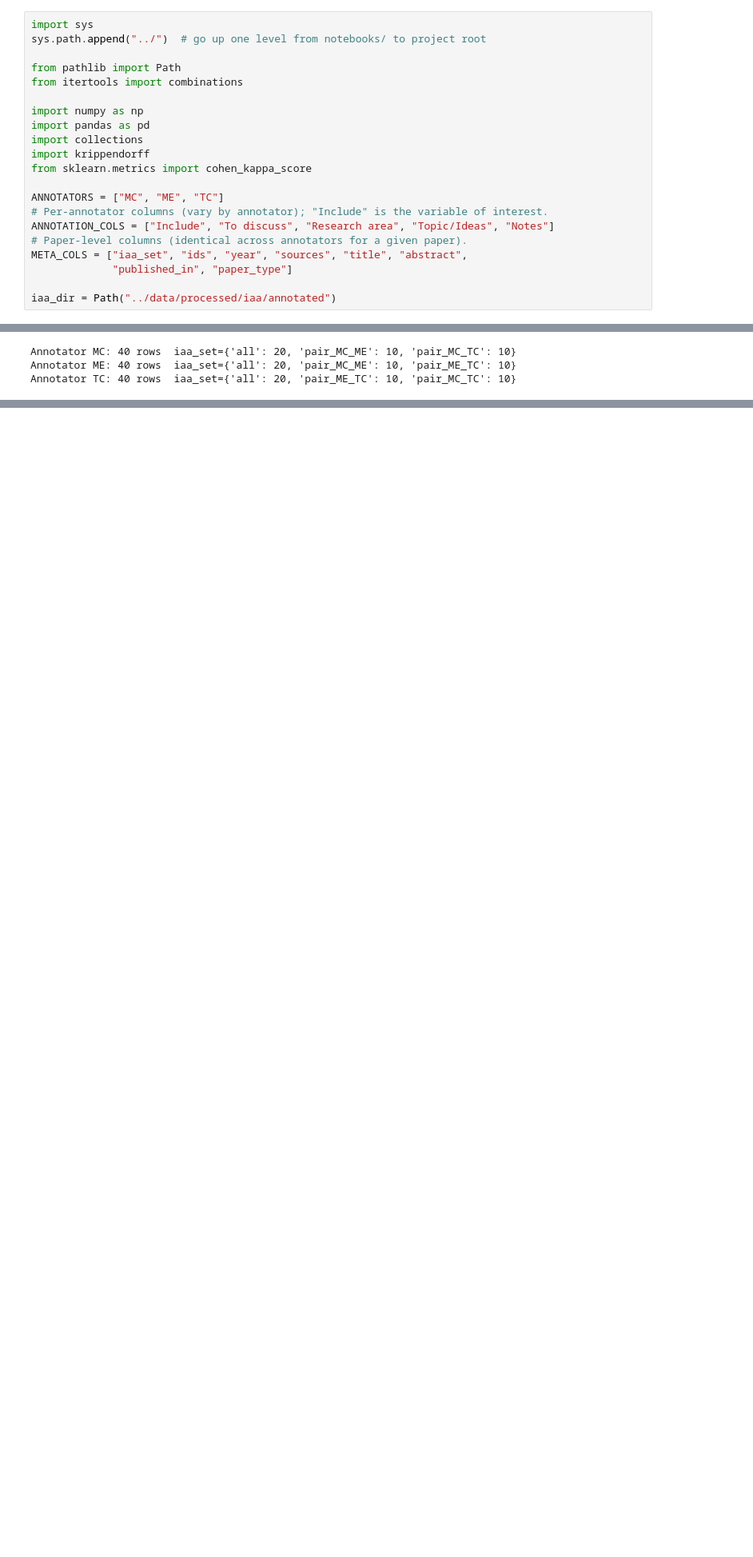
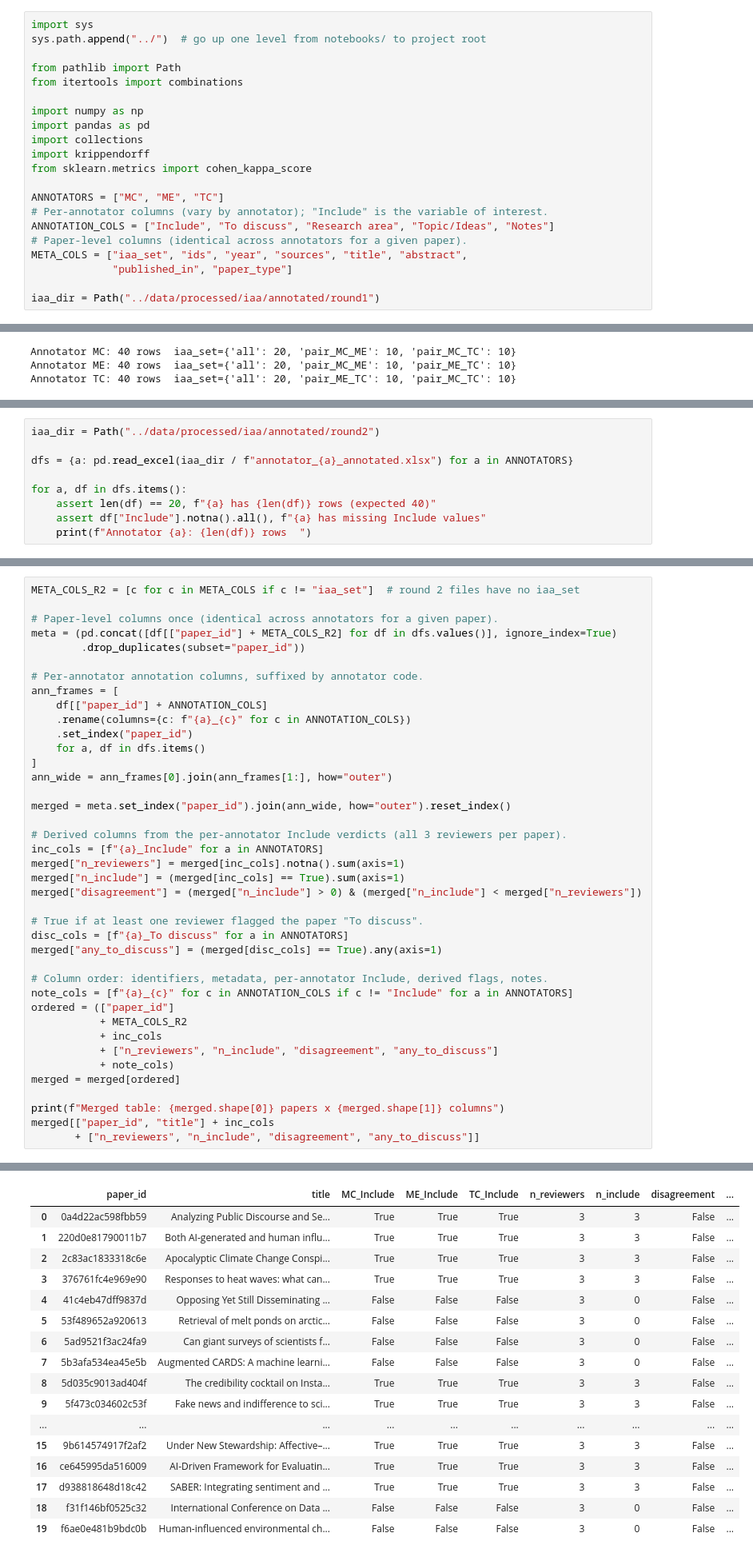
Before and after one commit to m-chaves/slr_climate_nlp, a Jupyter notebook: notebooks/03_iaa_analysis.ipynb, the cells around one changed output, grey strips where cells are left out. Shown at 80% size. Drawn from its saved outputs; the diff is of its cells as text; blank space fills up the shorter version.

Commit message:
Compute IAA for round 2. Add resolution files for screening round 1 and 2.

```diff
--- a/notebooks/03_iaa_analysis.ipynb
+++ b/notebooks/03_iaa_analysis.ipynb
@@ -35,7 +38,7 @@ ANNOTATION_COLS = ["Include", "To discuss", "Research area", "Topic/Ideas", "Not
 META_COLS = ["iaa_set", "ids", "year", "sources", "title", "abstract",
              "published_in", "paper_type"]
 
-iaa_dir = Path("../data/processed/iaa/annotated")
+iaa_dir = Path("../data/processed/iaa/annotated/round1")
 # %% [markdown]
 ## Load annotated files
 # %%
@@ -241,0 +251,9 @@ Counter({'Polarization': 25, 'Misinformation': 25, 'Both': 4})
+# %%
+iaa_dir = Path("../data/processed/iaa/annotated/round2")
+
+dfs = {a: pd.read_excel(iaa_dir / f"annotator_{a}_annotated.xlsx") for a in ANNOTATORS}
+
+for a, df in dfs.items():
+    assert len(df) == 20, f"{a} has {len(df)} rows (expected 40)"
+    assert df["Include"].notna().all(), f"{a} has missing Include values"
+    print(f"Annotator {a}: {len(df)} rows  ")
@@ -241,0 +342,41 @@ Counter({'Polarization': 25, 'Misinformation': 25, 'Both': 4})
+# %%
+META_COLS_R2 = [c for c in META_COLS if c != "iaa_set"]  # round 2 files have no iaa_set
+
+# Paper-level columns once (identical across annotators for a given paper).
+meta = (pd.concat([df[["paper_id"] + META_COLS_R2] for df in dfs.values()], ignore_index=True)
+        .drop_duplicates(subset="paper_id"))
+
+# Per-annotator annotation columns, suffixed by annotator code.
+ann_frames = [
+    df[["paper_id"] + ANNOTATION_COLS]
+    .rename(columns={c: f"{a}_{c}" for c in ANNOTATION_COLS})
+    .set_index("paper_id")
+    for a, df in dfs.items()
+]
+ann_wide = ann_frames[0].join(ann_frames[1:], how="outer")
+
+merged = meta.set_index("paper_id").join(ann_wide, how="outer").reset_index()
+
+# Derived columns from the per-annotator Include verdicts (all 3 reviewers per paper).
+inc_cols = [f"{a}_Include" for a in ANNOTATORS]
+merged["n_reviewers"] = merged[inc_cols].notna().sum(axis=1)
+merged["n_include"] = (merged[inc_cols] == True).sum(axis=1)
+merged["disagreement"] = (merged["n_include"] > 0) & (merged["n_include"] < merged["n_reviewers"])
+
+# True if at least one reviewer flagged the paper "To discuss".
+disc_cols = [f"{a}_To discuss" for a in ANNOTATORS]
+merged["any_to_discuss"] = (merged[disc_cols] == True).any(axis=1)
+
+# Column order: identifiers, metadata, per-annotator Include, derived flags, notes.
+note_cols = [f"{a}_{c}" for c in ANNOTATION_COLS if c != "Include" for a in ANNOTATORS]
+ordered = (["paper_id"]
+           + META_COLS_R2
+           + inc_cols
+           + ["n_reviewers", "n_include", "disagreement", "any_to_discuss"]
+           + note_cols)
+merged = merged[ordered]
+
+print(f"Merged table: {merged.shape[0]} papers x {merged.shape[1]} columns")
+merged[["paper_id", "title"] + inc_cols
+       + ["n_reviewers", "n_include", "disagreement", "any_to_discuss"]]
+# %% [output]
@@ -241,0 +384,17 @@ Counter({'Polarization': 25, 'Misinformation': 25, 'Both': 4})
+|  | paper_id | title | MC_Include | ME_Include | TC_Include | n_reviewers | n_include | disagreement | ... |
+| 0 | 0a4d22ac598fbb59 | Analyzing Public Discourse and Se... | True | True | True | 3 | 3 | False | ... |
+| 1 | 220d0e81790011b7 | Both AI-generated and human influ... | True | True | True | 3 | 3 | False | ... |
+| 2 | 2c83ac1833318c6e | Apocalyptic Climate Change Conspi... | True | True | True | 3 | 3 | False | ... |
+| 3 | 376761fc4e969e90 | Responses to heat waves: what can... | True | True | True | 3 | 3 | False | ... |
+| 4 | 41c4eb47dff9837d | Opposing Yet Still Disseminating ... | False | False | False | 3 | 0 | False | ... |
+| 5 | 53f489652a920613 | Retrieval of melt ponds on arctic... | False | False | False | 3 | 0 | False | ... |
+| 6 | 5ad9521f3ac24fa9 | Can giant surveys of scientists f... | False | False | False | 3 | 0 | False | ... |
+| 7 | 5b3afa534ea45e5b | Augmented CARDS: A machine learni... | False | False | False | 3 | 0 | False | ... |
+| 8 | 5d035c9013ad404f | The credibility cocktail on Insta... | True | True | True | 3 | 3 | False | ... |
+| 9 | 5f473c034602c53f | Fake news and indifference to sci... | True | True | True | 3 | 3 | False | ... |
+| ... | ... | ... | ... | ... | ... | ... | ... | ... | ... |
+| 15 | 9b614574917f2af2 | Under New Stewardship: Affective–... | True | True | True | 3 | 3 | False | ... |
+| 16 | ce645995da516009 | AI-Driven Framework for Evaluatin... | True | True | True | 3 | 3 | False | ... |
+| 17 | d938818648d18c42 | SABER: Integrating sentiment and ... | True | True | True | 3 | 3 | False | ... |
+| 18 | f31f146bf0525c32 | International Conference on Data ... | False | False | False | 3 | 0 | False | ... |
+| 19 | f6ae0e481b9bdc0b | Human-influenced environmental ch... | False | False | False | 3 | 0 | False | ... |
```
Also changed, not shown: parts of 30 cells of this notebook, 11 other files.
